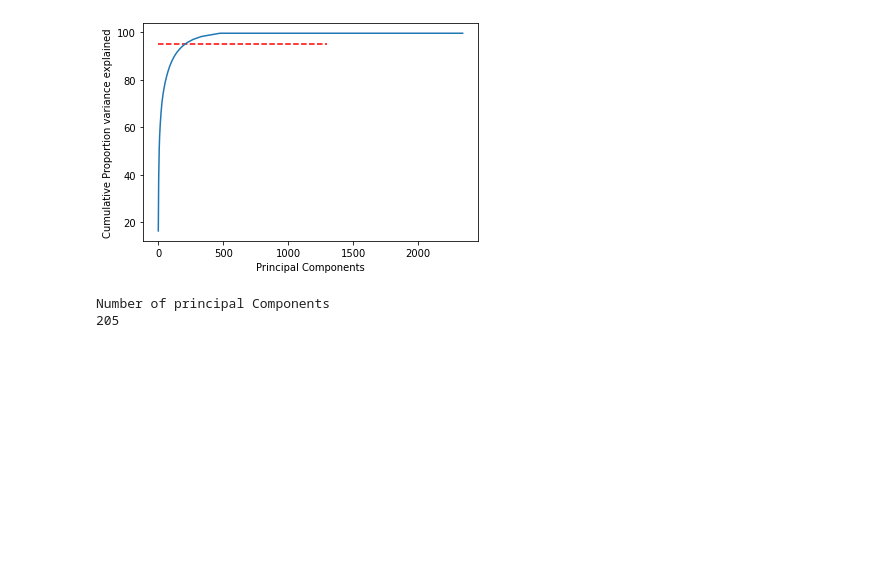
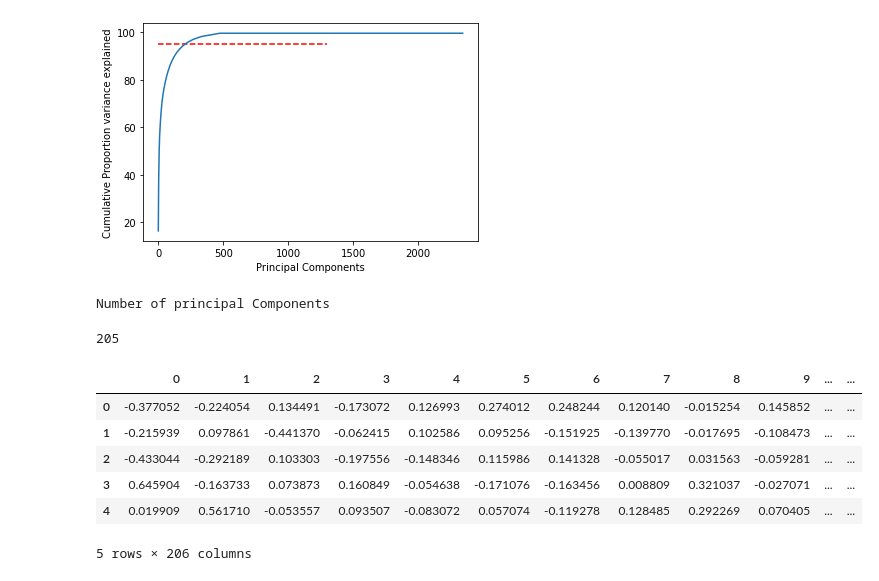
Before and after one commit to madhusanthan/Credit-Fraud-Risk-Model, a Jupyter notebook: Feature Extraction using PCA.ipynb, the cells around one changed output. Cells and saved outputs as stored; diff of their text form; code cells hidden in the pictures; blank space fills up the shorter version.

```diff
--- a/Feature Extraction using PCA.ipynb
+++ b/Feature Extraction using PCA.ipynb
@@ -41,9 +40,9 @@ ccfullData.head()
 ccfullData = pd.get_dummies(ccfullData, columns = ['year', 'month','product_term_credit_limit'])
 # %%
 #fill the null values
-ccfullData = ccfullData.fillna(0)
-ccfullData.drop('NP', axis=1, inplace=True)
+scaled_ccfullData = ccfullData.fillna(0)
+scaled_ccfullData.drop('NP', axis=1, inplace=True)
 # %%
 scaler = StandardScaler()
-scaled_ccfullData = scaler.fit_transform(ccfullData)
+scaled_ccfullData = scaler.fit_transform(scaled_ccfullData)
 norm_ccfullData = normalize(scaled_ccfullData)
@@ -69,10 +66,26 @@ Text(0, 0.5, 'Cumulative Proportion variance explained')
 [figure]
 # %%
 # to find principal component which is taken greather than 95 %
-Num_components = var1<95
+Num_components = var1<=95
 print("Number of principal Components")
-print(Num_components.sum())
-#205
+n_com = Num_components.sum()
+n_com
 # %% [output]
 Number of principal Components
-205
+205
+# %%
+#Getting only the components which explains 95% variance
+pca = PCA(n_components = 0.95)
+pca.fit(norm_ccfullData)
+reduced = pca.transform(norm_ccfullData)
+# %%
+df_X = pd.DataFrame(reduced)
+df_X.head()
+# %% [output]
+|  | 0 | 1 | 2 | 3 | 4 | 5 | 6 | 7 | 8 | 9 | ... | ... |
+| 0 | -0.377052 | -0.224054 | 0.134491 | -0.173072 | 0.126993 | 0.274012 | 0.248244 | 0.120140 | -0.015254 | 0.145852 | ... | ... |
+| 1 | -0.215939 | 0.097861 | -0.441370 | -0.062415 | 0.102586 | 0.095256 | -0.151925 | -0.139770 | -0.017695 | -0.108473 | ... | ... |
+| 2 | -0.433044 | -0.292189 | 0.103303 | -0.197556 | -0.148346 | 0.115986 | 0.141328 | -0.055017 | 0.031563 | -0.059281 | ... | ... |
+| 3 | 0.645904 | -0.163733 | 0.073873 | 0.160849 | -0.054638 | -0.171076 | -0.163456 | 0.008809 | 0.321037 | -0.027071 | ... | ... |
+| 4 | 0.019909 | 0.561710 | -0.053557 | 0.093507 | -0.083072 | 0.057074 | -0.119278 | 0.128485 | 0.292269 | 0.070405 | ... | ... |
+5 rows × 206 columns
```
Also changed, not shown: parts of 6 cells of this notebook.
